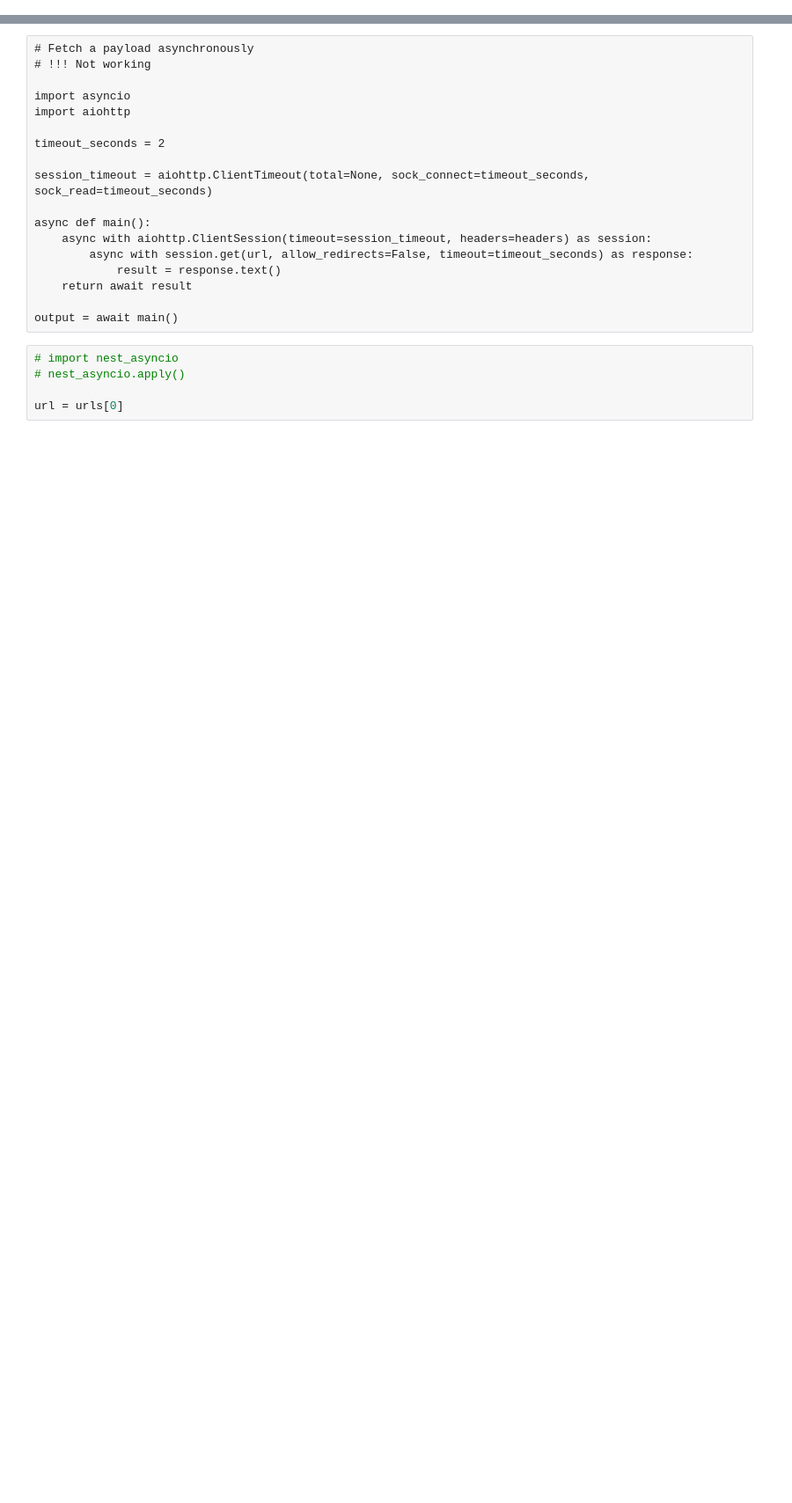
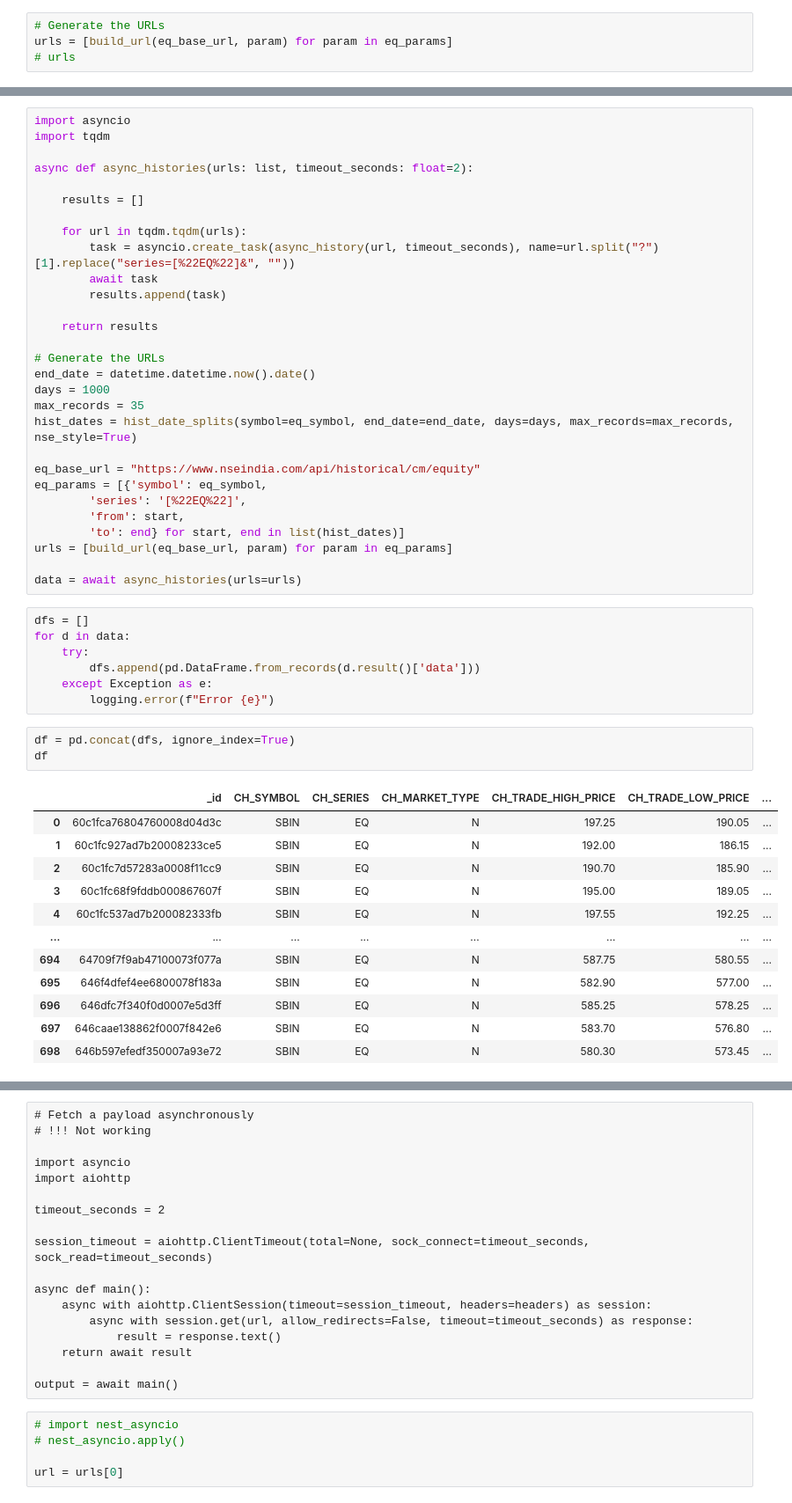
Before and after one commit to reservoirinvest/ib, a Jupyter notebook: src/nse_eq_hist.ipynb, the cells around one changed output, grey strips where cells are left out. Shown at 88% size. Drawn from its saved outputs; the diff is of its cells as text; blank space fills up the shorter version.

Commit message:
single scrip equity and index history

```diff
--- a/src/nse_eq_hist.ipynb
+++ b/src/nse_eq_hist.ipynb
@@ -88,0 +151,4 @@ df
+# %%
+# Generate the URLs
+urls = [build_url(eq_base_url, param) for param in eq_params]
+# urls
@@ -109,0 +230,52 @@ df
+# %%
+import asyncio
+import tqdm
+
+async def async_histories(urls: list, timeout_seconds: float=2):
+
+    results = []
+
+    for url in tqdm.tqdm(urls):
+        task = asyncio.create_task(async_history(url, timeout_seconds), name=url.split("?")[1].replace("series=[%22EQ%22]&", ""))
+        await task
+        results.append(task)
+
+    return results
+
+# Generate the URLs
+end_date = datetime.datetime.now().date()
+days = 1000
+max_records = 35
+hist_dates = hist_date_splits(symbol=eq_symbol, end_date=end_date, days=days, max_records=max_records, nse_style=True)
+
+eq_base_url = "https://www.nseindia.com/api/historical/cm/equity"
+eq_params = [{'symbol': eq_symbol,
+        'series': '[%22EQ%22]',
+        'from': start,
+        'to': end} for start, end in list(hist_dates)]
+urls = [build_url(eq_base_url, param) for param in eq_params]
+
+data = await async_histories(urls=urls)
+# %%
+dfs = []
+for d in data:
+    try:
+        dfs.append(pd.DataFrame.from_records(d.result()['data']))
+    except Exception as e:
+        logging.error(f"Error {e}")
+# %%
+df = pd.concat(dfs, ignore_index=True)
+df
+# %% [output]
+|  | _id | CH_SYMBOL | CH_SERIES | CH_MARKET_TYPE | CH_TRADE_HIGH_PRICE | CH_TRADE_LOW_PRICE | ... |
+| 0 | 60c1fca76804760008d04d3c | SBIN | EQ | N | 197.25 | 190.05 | ... |
+| 1 | 60c1fc927ad7b20008233ce5 | SBIN | EQ | N | 192.00 | 186.15 | ... |
+| 2 | 60c1fc7d57283a0008f11cc9 | SBIN | EQ | N | 190.70 | 185.90 | ... |
+| 3 | 60c1fc68f9fddb000867607f | SBIN | EQ | N | 195.00 | 189.05 | ... |
+| 4 | 60c1fc537ad7b200082333fb | SBIN | EQ | N | 197.55 | 192.25 | ... |
+| ... | ... | ... | ... | ... | ... | ... | ... |
+| 694 | 64709f7f9ab47100073f077a | SBIN | EQ | N | 587.75 | 580.55 | ... |
+| 695 | 646f4dfef4ee6800078f183a | SBIN | EQ | N | 582.90 | 577.00 | ... |
+| 696 | 646dfc7f340f0d0007e5d3ff | SBIN | EQ | N | 585.25 | 578.25 | ... |
+| 697 | 646caae138862f0007f842e6 | SBIN | EQ | N | 583.70 | 576.80 | ... |
+| 698 | 646b597efedf350007a93e72 | SBIN | EQ | N | 580.30 | 573.45 | ... |
```
Also changed, not shown: parts of 40 cells of this notebook, 9 other files.
